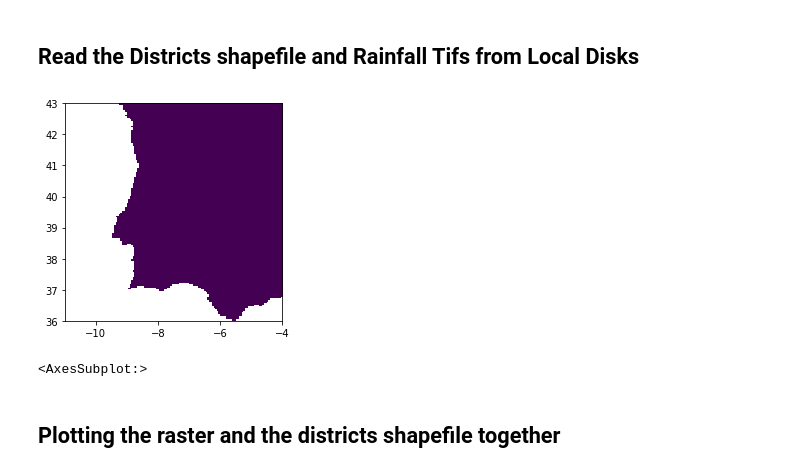
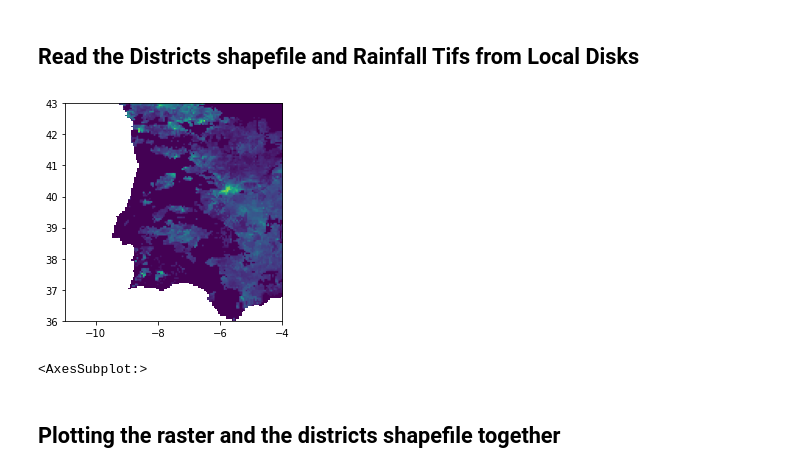
Before and after one commit to OkomoJacob/Spatial-Analysis-Studios, a Jupyter notebook: raster Zonal Statistics/zonalStats.ipynb, the cells around one changed output. Cells and saved outputs as stored; diff of their text form; code cells hidden in the pictures.

```diff
--- a/raster Zonal Statistics/zonalStats.ipynb
+++ b/raster Zonal Statistics/zonalStats.ipynb
@@ -13,13 +13,12 @@ import rasterio
 # %%
 # Read the districts shapefile
 districts = gpd.read_file(r'./Districts/districts.shp')
 
 # Read the rainfall raster of 2020-04-15
-rf = rasterio.open(r'./Rainfall Data Rasters/2020-4-15.tif', mode = 'r')
-rainFall = rasterio.open('Rainfall Data Rasters/2020-4-3.tif', mode='r')
+rainFall = rasterio.open(r'./Rainfall Data Rasters/2020-4-15.tif', mode = 'r')
 show(rainFall) #This is to plot and show a single Raster as opened above
 # %% [output]
-[figure, old version]
+[figure, new version]
 <AxesSubplot:>
 # %% [markdown]
 ## Plotting the raster and the districts shapefile together
```
Also changed, not shown: parts of 5 cells of this notebook.
